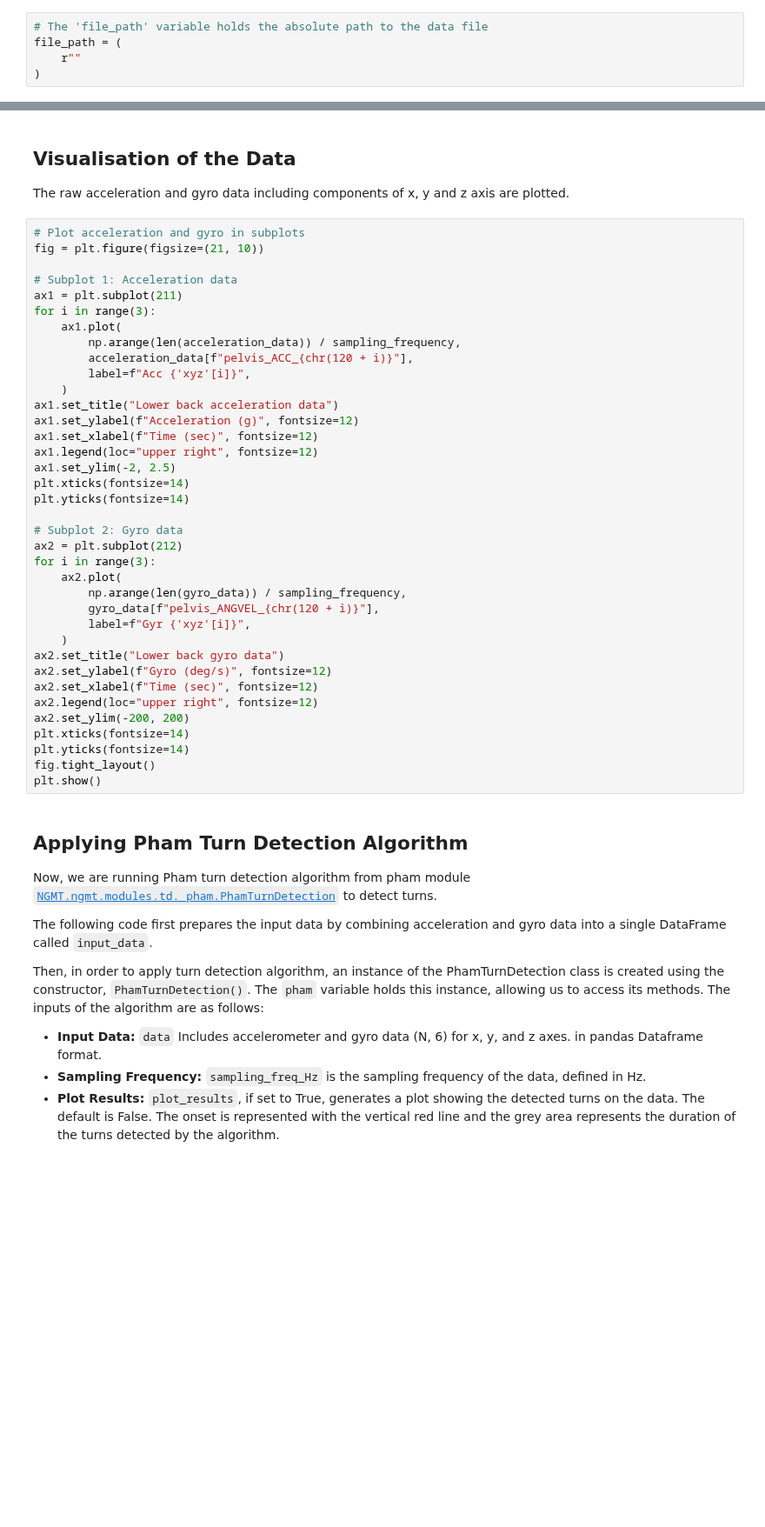
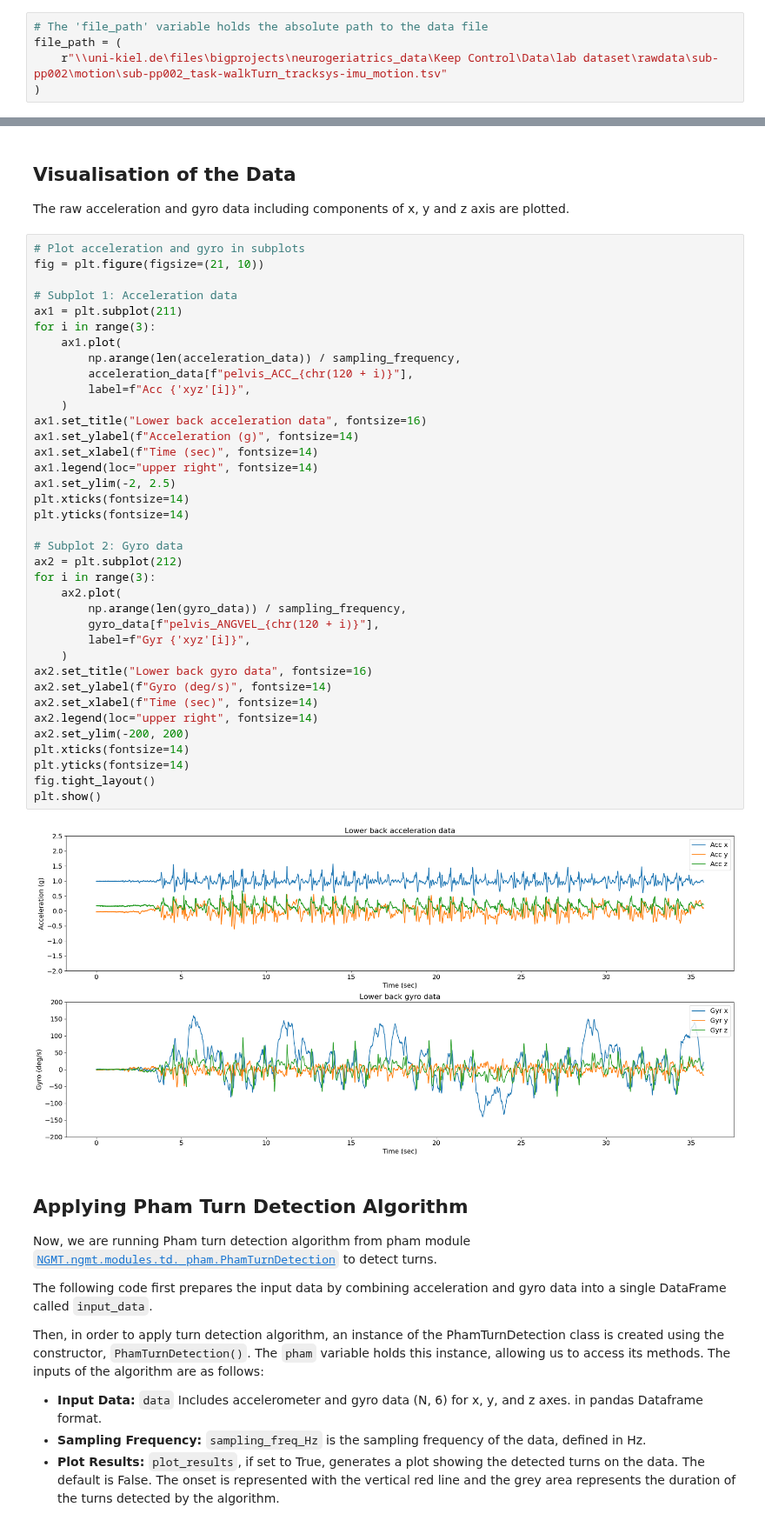
Before and after one commit to neurogeriatricskiel/KielMAT, a Jupyter notebook: examples/06_tutorial_turn_detection.ipynb, the cells around one changed output, grey strips where cells are left out. Shown at 87% size. Cells and saved outputs as stored; diff of their text form; blank space fills up the shorter version.

Commit message:
load data from KeepControl.

```diff
--- a/examples/06_tutorial_turn_detection.ipynb
+++ b/examples/06_tutorial_turn_detection.ipynb
@@ -40,7 +40,7 @@ To implement Pham Turn Detection algorithm, we load example data.
 # %%
 # The 'file_path' variable holds the absolute path to the data file
 file_path = (
-    r""
+    r"\\uni-kiel.de\files\bigprojects\neurogeriatrics_data\Keep Control\Data\lab dataset\rawdata\sub-pp002\motion\sub-pp002_task-walkTurn_tracksys-imu_motion.tsv"
 )
 # %%
 # In this example, we use "imu" as tracking_system and "pelvis" as tracked points.
@@ -81,40 +113,42 @@ The raw acceleration and gyro data including components of x, y and z axis are p
 # %%
 # Plot acceleration and gyro in subplots
 fig = plt.figure(figsize=(21, 10))
 
 # Subplot 1: Acceleration data
 ax1 = plt.subplot(211)
 for i in range(3):
     ax1.plot(
         np.arange(len(acceleration_data)) / sampling_frequency,
         acceleration_data[f"pelvis_ACC_{chr(120 + i)}"],
         label=f"Acc {'xyz'[i]}",
     )
-ax1.set_title("Lower back acceleration data")
-ax1.set_ylabel(f"Acceleration (g)", fontsize=12)
-ax1.set_xlabel(f"Time (sec)", fontsize=12)
-ax1.legend(loc="upper right", fontsize=12)
+ax1.set_title("Lower back acceleration data", fontsize=16)
+ax1.set_ylabel(f"Acceleration (g)", fontsize=14)
+ax1.set_xlabel(f"Time (sec)", fontsize=14)
+ax1.legend(loc="upper right", fontsize=14)
 ax1.set_ylim(-2, 2.5)
 plt.xticks(fontsize=14)
 plt.yticks(fontsize=14)
 
 # Subplot 2: Gyro data
 ax2 = plt.subplot(212)
 for i in range(3):
     ax2.plot(
         np.arange(len(gyro_data)) / sampling_frequency,
         gyro_data[f"pelvis_ANGVEL_{chr(120 + i)}"],
         label=f"Gyr {'xyz'[i]}",
     )
-ax2.set_title("Lower back gyro data")
-ax2.set_ylabel(f"Gyro (deg/s)", fontsize=12)
-ax2.set_xlabel(f"Time (sec)", fontsize=12)
-ax2.legend(loc="upper right", fontsize=12)
+ax2.set_title("Lower back gyro data", fontsize=16)
+ax2.set_ylabel(f"Gyro (deg/s)", fontsize=14)
+ax2.set_xlabel(f"Time (sec)", fontsize=14)
+ax2.legend(loc="upper right", fontsize=14)
 ax2.set_ylim(-200, 200)
 plt.xticks(fontsize=14)
 plt.yticks(fontsize=14)
 fig.tight_layout()
 plt.show()
+# %% [output]
+[figure, added]
 # %% [markdown]
 ## Applying Pham Turn Detection Algorithm
 Now, we are running Pham turn detection algorithm from pham module [`NGMT.ngmt.modules.td._pham.PhamTurnDetection`](https://github.com/neurogeriatricskiel/NGMT/tree/main/ngmt/modules/td/_pham.py) to detect turns.
```
Also changed, not shown: parts of 5 cells of this notebook, 1 other file.
